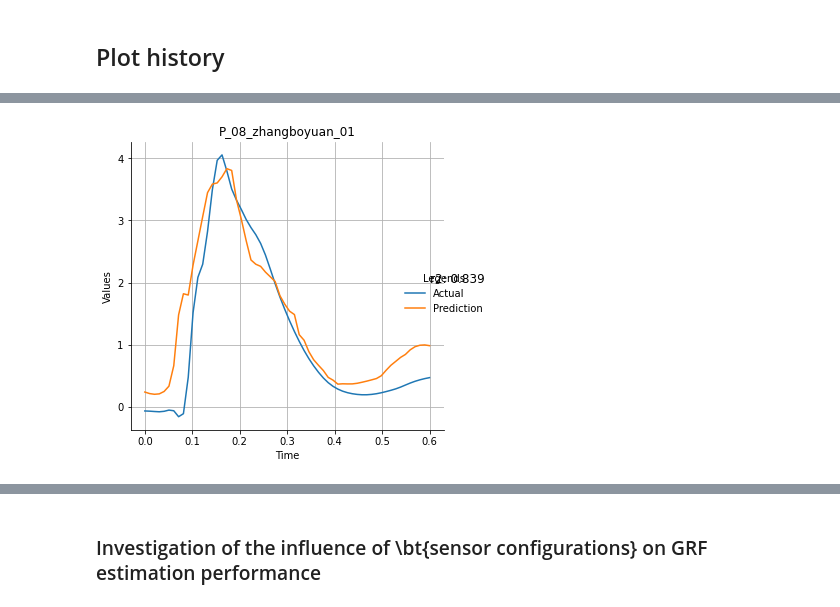
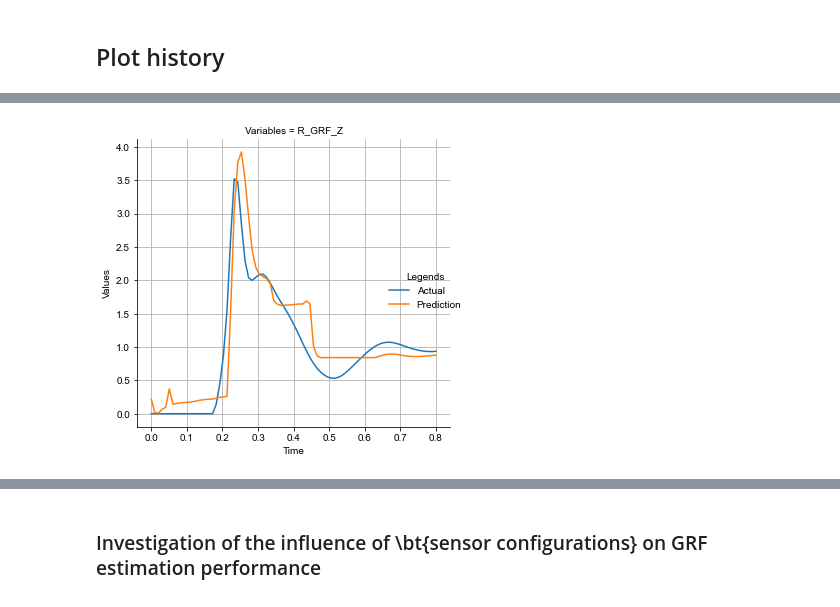
Before and after one commit to sunzhon/DataAnalysis, a Jupyter notebook: P5/drop_landing_estimation/script/jupyter-lab/training_analysis.ipynb, the cells around one changed output, grey strips where cells are left out. Saved outputs shown, nothing was run; the diff lists cells and outputs as text; code cells hidden in the pictures.

```diff
--- a/P5/drop_landing_estimation/script/jupyter-lab/training_analysis.ipynb
+++ b/P5/drop_landing_estimation/script/jupyter-lab/training_analysis.ipynb
@@ -152,71 +196,19 @@ FileNotFoundError: [Errno 2] No such file or directory: '/media/sun/DATA/Drop_la
 # %%
+# -----------Plot results
+combination_investigation_results = "/media/sun/DATA/Drop_landing_workspace/suntao/Results/Experiment_results/training_testing/latest_train/00_16/testing_result_folders.txt"
+combination_investigation_results = "/media/sun/DATA/Drop_landing_workspace/suntao/Results/Experiment_results/training_testing/latest_train/10_03/testing_result_folders.txt"
+combination_investigation_results = "/media/sun/DATA/Drop_landing_workspace/suntao/Results/Experiment_results/training_testing/latest_train/testing_result_folders.txt"
 
-# load hyper parameters
-fd = open(training_folder+'/hyperparams.yaml','r')
-hyperparams = yaml.load(fd, Loader=yaml.Loader)
-fd.close()
+training_folder =  get_investigation_training_testing_folders(combination_investigation_results,'training_002433')
+print(training_folder)
 
-# load trianed model with best parameters
-trained_model = load_trained_model(training_folder)
-
-# create testing folder
-testing_folder = pro_rd.create_testing_files(training_folder)
-
-
-# -------------- dataset------
-subjects_trials_data, norm_subjects_trials_data, scaler = load_normalize_data(hyperparams, syn_features_labels=True)
-subject_id_name = hyperparams['test_subject_ids_names'][0]
-#subject_id_name = 'P_23_wangjinhong'
-
-trial = '01'
-print("subject: {} and trial: {}".format(subject_id_name, trial))
-
-xy_test = norm_subjects_trials_data[subject_id_name][trial]
-
-# ----------------- estimation
-print("model input: ", xy_test.shape)
-model_prediction = model_forecast(trained_model, xy_test, hyperparams)
-print("model prediction: ", model_prediction.shape)
-
-# reshape and inverse normalization
-prediction_xy_test = copy.deepcopy(xy_test) # deep copy of test data
-prediction_xy_test[:,-int(hyperparams['labels_num']):] = model_prediction # using same shape with all datasets
-
-predictions = scaler.inverse_transform(prediction_xy_test)[:, -int(hyperparams['labels_num']):] # inversed norm predition
-labels  = scaler.inverse_transform(xy_test)[:, -int(hyperparams['labels_num']):]
-#features = scaler.inverse_transform(xy_test)[:,:-int(hyperparams['labels_num'])]
-
-
-#---------------- shift predictions
-shift_estimation = False
-if shift_estimation:
-    dim = predictions.shape
-    print("predictions dim:",dim)
-
-    prefix = np.array([0,0,0])
-    pre_temp = np.insert(predictions,0, prefix).reshape(-1,1)
-
-    print("pre temp dim:", pre_temp.shape)
-    pre_temp = 1.25*pre_temp[:dim[0],:]
-    print("pre temp dim:", pre_temp.shape)
-
-    pre_metrics =  calculate_scores(labels, pre_temp)
-    print("Shifted estimation metrics: (r2, mae, rmse, r_rmse) ",pre_metrics)
-    pd_predictions = pd.DataFrame(pre_temp, columns=hyperparams['labels_names'])
-
-
-# ----------- Print  scores of the estimation
-metrics = calculate_scores(labels,predictions)
-print("Estimation metrics: (r2, mae, rmse, r_rmse) ", metrics)
-
-# ----------- Transfer labels and predictions into dadaframe
-pd_labels = pd.DataFrame(labels, columns=hyperparams['labels_names'])
-if not shift_estimation:
-    pd_predictions = pd.DataFrame(predictions, columns=hyperparams['labels_names'])
-else:
-    metrics = pre_metrics
-
-
-# -----------Plot results
-plot_actual_estimation_curves(pd_labels, pd_predictions, testing_folder=testing_folder, figtitle=subject_id_name + '_' + trial, metrics='r2: ' + str(metrics[0]),verbose=1)
+subject_id_name=None
+trial = '37'
+pd_predictions, pd_labels, testing_folder, metrics = test_model_on_unseen_trial(training_folder,
+                                                                                subject_id_name=subject_id_name,
+                                                                                trial=trial)
+plot_actual_estimation_curves(pd_labels, pd_predictions,
+                              testing_folder = testing_folder,
+                              #fig_title = subject_id_name + '_' + trial, metrics='r2: ' + str(metrics[0]),
+                              verbose=1)
 # %% [output]
@@ -227 +219 @@ Estimation metrics: (r2, mae, rmse, r_rmse)  (0.839, 0.506, 0.363, 0.12)
-[figure, old version]
+[figure, new version]
```
Also changed, not shown: parts of 28 cells of this notebook, 16 other files.
